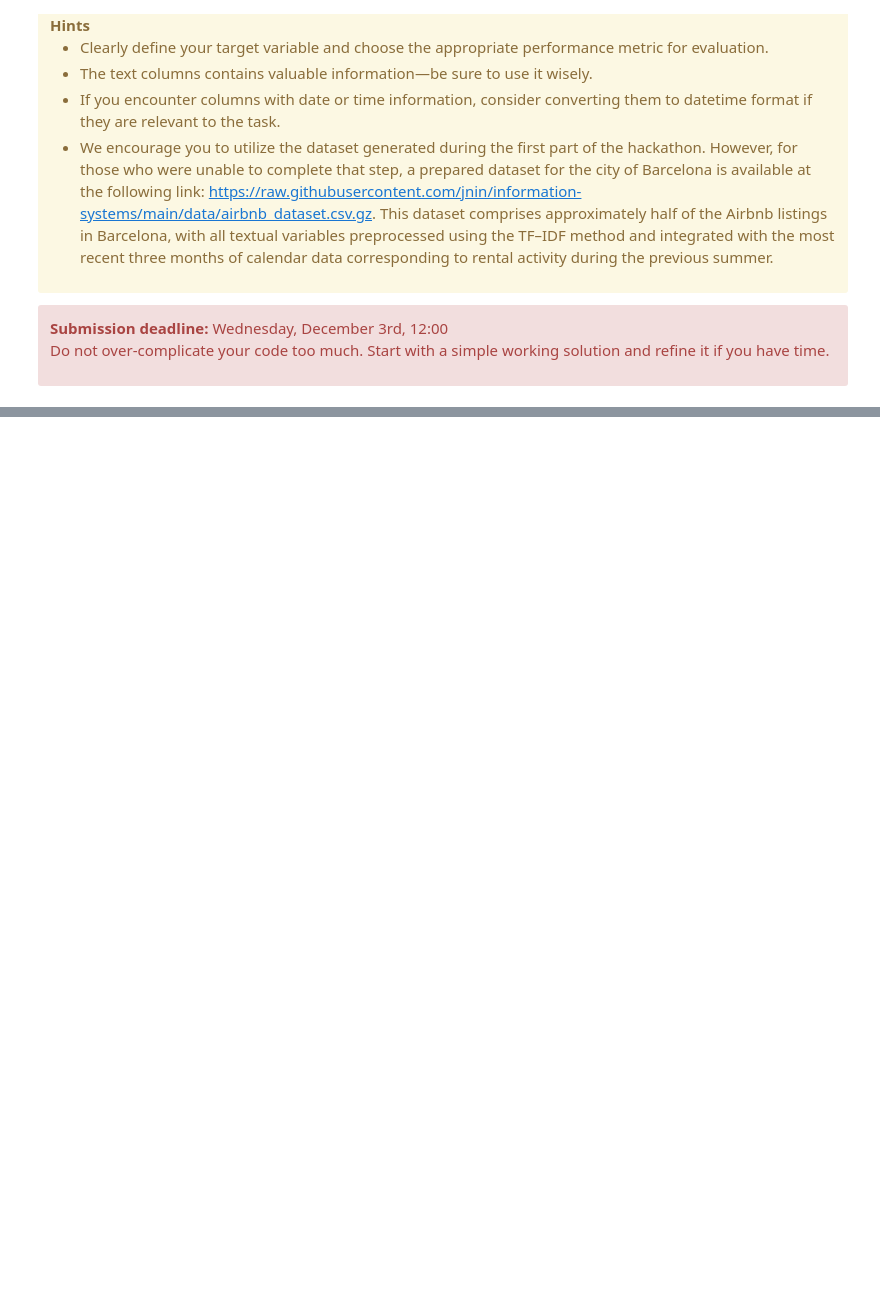
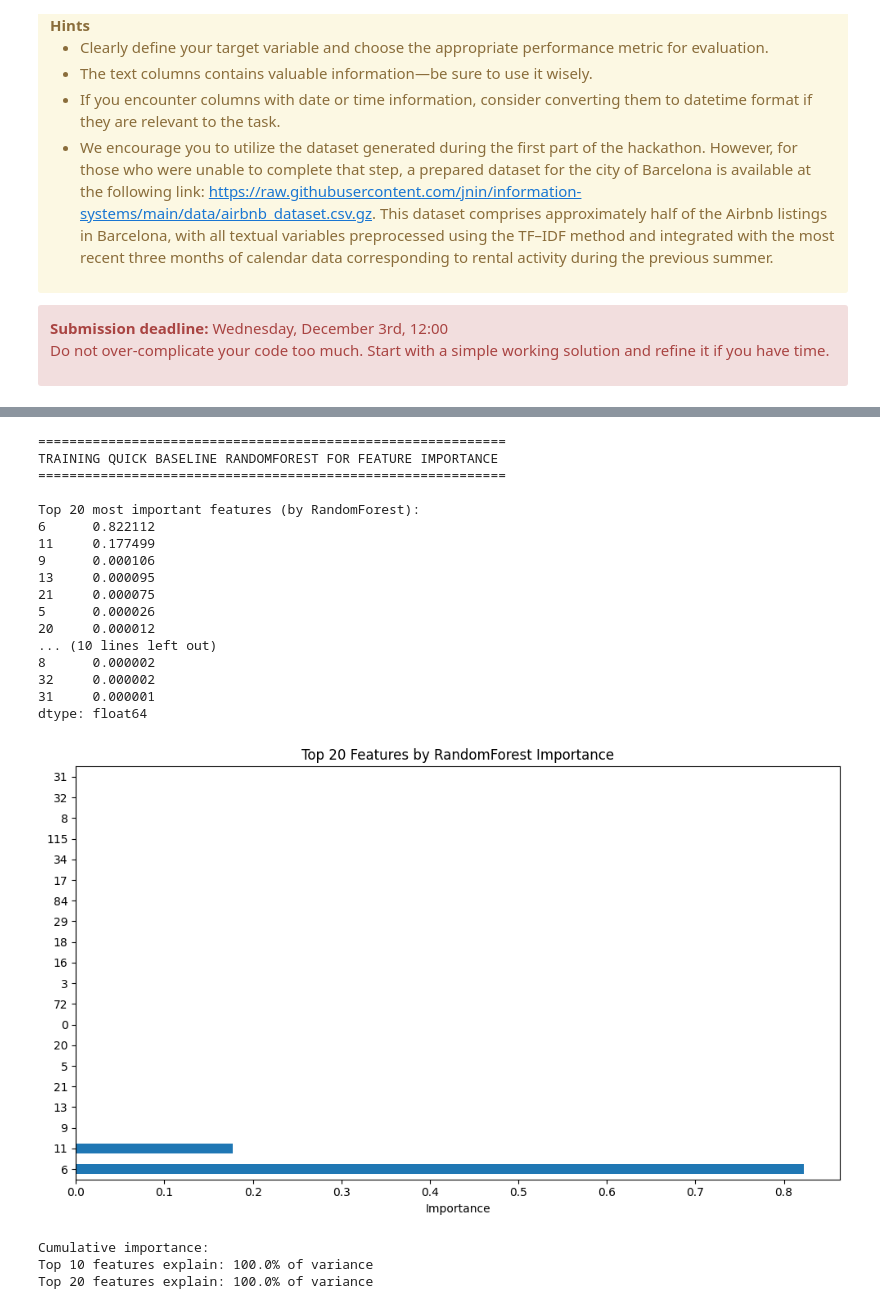
Before and after one commit to dragonmei21/Hackathon-2025-ESADE, a Jupyter notebook: H2_andres.ipynb, the cells around one changed output, grey strips where cells are left out. Drawn from its saved outputs; the diff is of its cells as text; code cells hidden in the pictures; blank space fills up the shorter version.

```diff
--- a/H2_andres.ipynb
+++ b/H2_andres.ipynb
@@ -48,0 +875,59 @@ data = pd.read_csv('https://raw.githubusercontent.com/jnin/information-systems/m
+# %%
+# ============================================================
+# 6.5.2 – Quick RandomForest feature importance
+# ============================================================
+
+from sklearn.ensemble import RandomForestRegressor
+
+print(f"\n{'='*60}")
+print("TRAINING QUICK BASELINE RANDOMFOREST FOR FEATURE IMPORTANCE")
+print(f"{'='*60}")
+
+# Train a quick RandomForest on processed data
+rf_quick = RandomForestRegressor(n_estimators=50, max_depth=10, random_state=42, n_jobs=-1)
+rf_quick.fit(X_train_processed, y_train)
+
+# Get feature importance
+feature_importance = pd.Series(
+    rf_quick.feature_importances_,
+    index=range(X_train_processed.shape[1])
+).sort_values(ascending=False)
+
+print("\nTop 20 most important features (by RandomForest):")
+print(feature_importance.head(20))
+
+# Plot
+plt.figure(figsize=(10, 6))
+feature_importance.head(20).plot(kind='barh')
+plt.title("Top 20 Features by RandomForest Importance")
+plt.xlabel("Importance")
+plt.tight_layout()
+plt.show()
+
+# Cumulative importance
+cumsum = feature_importance.cumsum() / feature_importance.sum() * 100
+print(f"\nCumulative importance:")
+print(f"Top 10 features explain: {cumsum.iloc[9]:.1f}% of variance")
+print(f"Top 20 features explain: {cumsum.iloc[19]:.1f}% of variance")
+# %% [output]
+============================================================
+TRAINING QUICK BASELINE RANDOMFOREST FOR FEATURE IMPORTANCE
+============================================================
+
+Top 20 most important features (by RandomForest):
+6      0.822112
+11     0.177499
+9      0.000106
+13     0.000095
+21     0.000075
+5      0.000026
+20     0.000012
+... (10 lines left out)
+8      0.000002
+32     0.000002
+31     0.000001
+dtype: float64
+[figure, added]
+Cumulative importance:
+Top 10 features explain: 100.0% of variance
+Top 20 features explain: 100.0% of variance
```
Also changed, not shown: parts of 35 cells of this notebook.
